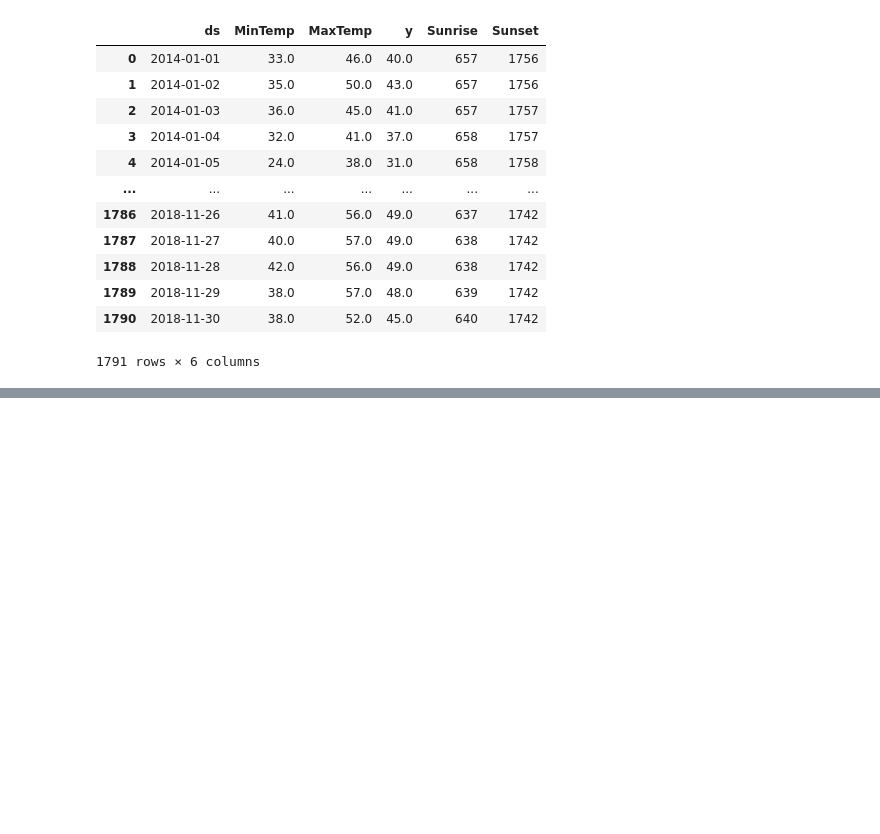
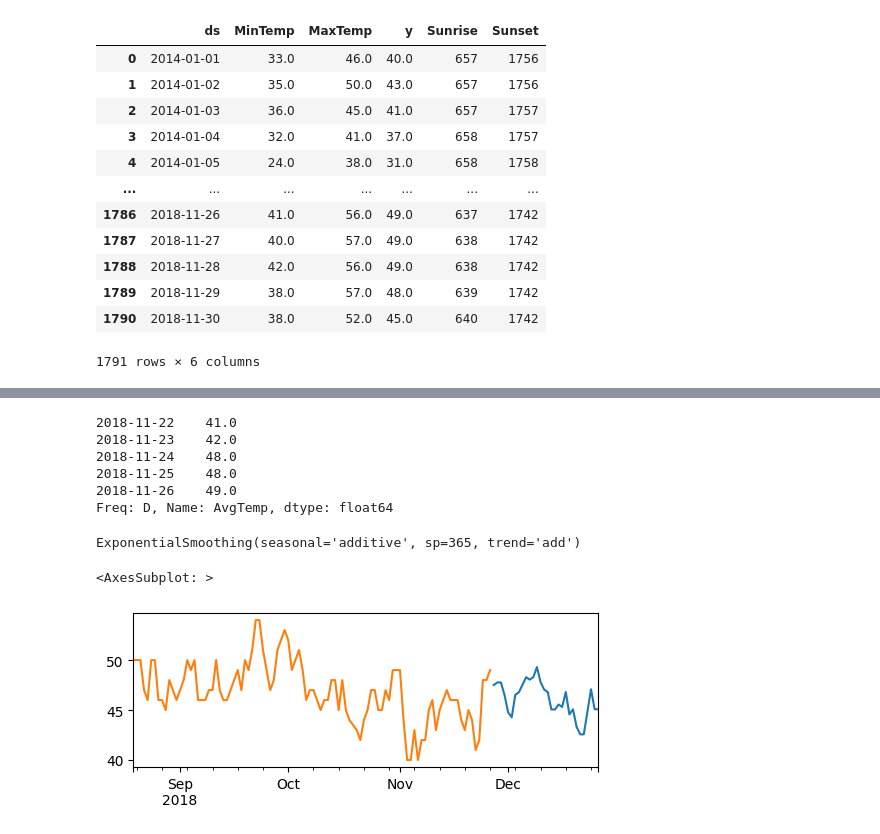
Before and after one commit to GlanceFromTheScreen/DataAnalysis, a Jupyter notebook: ARIMA.ipynb, the cells around one changed output, grey strips where cells are left out. Drawn from its saved outputs; the diff is of its cells as text; code cells hidden in the pictures; blank space fills up the shorter version.

```diff
--- a/ARIMA.ipynb
+++ b/ARIMA.ipynb
@@ -311,0 +296,26 @@ plt.legend()
+# %%
+index = pd.date_range(start="2014-01-01", periods=len(df), freq='d')  # 'M' - месячная частота
+df_indexed = pd.Series(df[target_column], index=index)
+train_exp, test_exp = df_indexed.iloc[:-30], df_indexed.iloc[-30:]
+train_exp = train_exp.interpolate()
+train_exp.tail()
+# %% [output]
+2018-11-22    41.0
+2018-11-23    42.0
+2018-11-24    48.0
+2018-11-25    48.0
+2018-11-26    49.0
+Freq: D, Name: AvgTemp, dtype: float64
+# %%
+forecaster = ExponentialSmoothing(trend="add", seasonal="additive",sp=365)
+forecaster.fit(train_exp)
+# %% [output]
+ExponentialSmoothing(seasonal='additive', sp=365, trend='add')
+# %%
+pred_exp = forecaster.predict(fh=[x for x in range(1, 31)])
+# %%
+pred_exp.plot(figsize=(6,2))
+train_exp.iloc[-100:].plot(figsize=(6,2))
+# %% [output]
+<AxesSubplot: >
+[figure, added]
```
Also changed, not shown: parts of 20 cells of this notebook, 2 other files.
